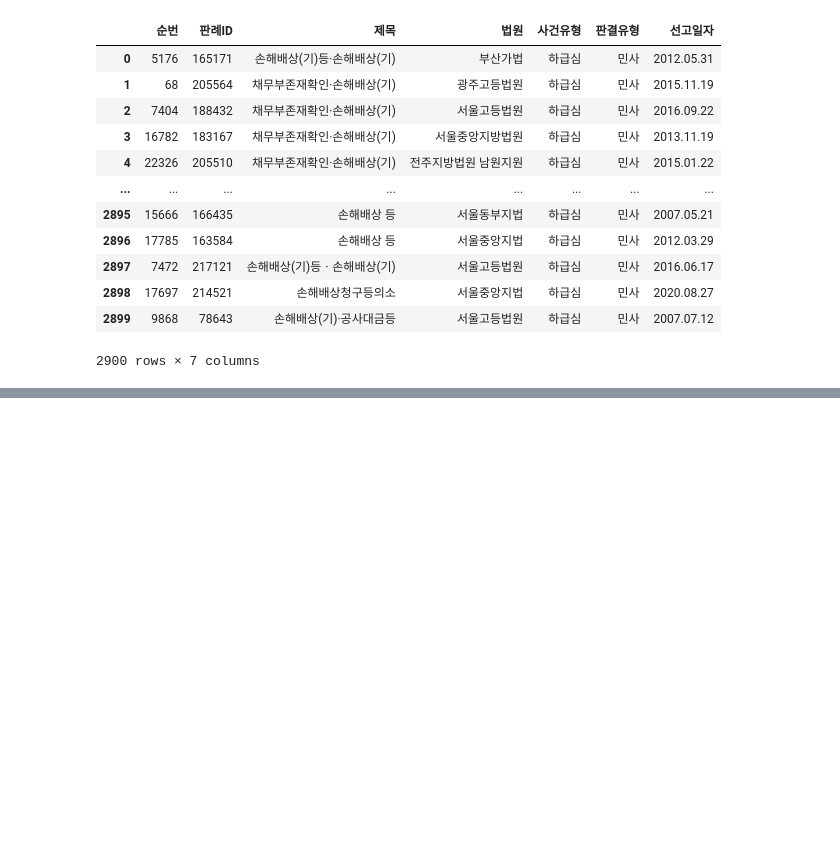
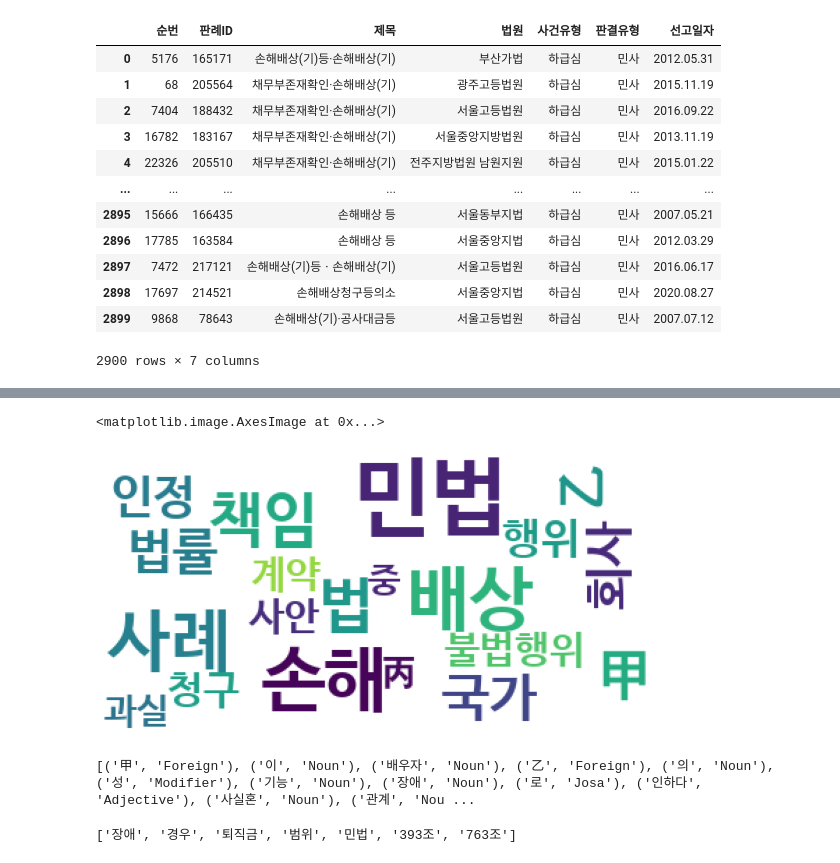
Before and after one commit to park1997/IndustrialSystemsEngineering_Project, a Jupyter notebook: 손해배상.ipynb, the cells around one changed output, grey strips where cells are left out. Cells and saved outputs as stored; diff of their text form; code cells hidden in the pictures; blank space fills up the shorter version.

```diff
--- a/손해배상.ipynb
+++ b/손해배상.ipynb
@@ -162,0 +194,3 @@ info_하등법령_df
+# %%
+posts = info_df.get("판시+주문")
+posts
@@ -162,0 +210,7 @@ info_하등법령_df
+# %%
+from konlpy.tag import Mecab
+tagger = Mecab()
+# 불용어 리스트
+# 불용어, 불필요 단어 제거
+stop_words_df = pd.read_excel("stopwords.xlsx")
+stop_words_df
@@ -162,0 +231,8 @@ info_하등법령_df
+# %%
+# 명사부분 추출
+nouns = []
+for post in posts:
+    for noun in tagger.nouns(post):
+        if noun not in list(stop_words_df.get("불용어")):
+            nouns.append(noun)
+nouns[0:10]
@@ -162,0 +245,8 @@ info_하등법령_df
+# %%
+# 가장많이 나오는 명사 상위 20개
+from collections import Counter
+num_top_nouns = 20
+nouns_counter = Counter(nouns)
+top_nouns = dict(nouns_counter.most_common(num_top_nouns))
+top_nouns
+# print(len(counted_nouns))
@@ -162,0 +274,15 @@ info_하등법령_df
+# %%
+# wordcloud 패키지 다운로드
+!pip install wordcloud
+from wordcloud import WordCloud
+wc = WordCloud(background_color="white", font_path='/Users/byeonghyeon/Documents/GitHub/IndustrialSystemsEngineering_Project/font/NanumBarunGothicBold.ttf')
+wc.generate_from_frequencies(top_nouns)
+# World
+# 많이 나타나는 단어일수록 크게 나타남
+import matplotlib.pyplot as plt
+figure = plt.figure()
+figure.set_size_inches(10, 10)
+ax = figure.add_subplot(1, 1, 1)
+ax.axis("off")
+ax.imshow(wc)
+# %% [output]
@@ -162,0 +299,27 @@ info_하등법령_df
+<matplotlib.image.AxesImage at 0x...>
+[figure, added]
+# %%
+from konlpy.tag import Okt
+okt = Okt()
+
+oo = okt.pos(posts[0],
+        norm=True,   # 정규화(normalization)
+        stem=True    # 어간추출(stemming)
+        )
+
+print(oo)
+# %% [output]
+[('甲', 'Foreign'), ('이', 'Noun'), ('배우자', 'Noun'), ('乙', 'Foreign'), ('의', 'Noun'), ('성', 'Modifier'), ('기능', 'Noun'), ('장애', 'Noun'), ('로', 'Josa'), ('인하다', 'Adjective'), ('사실혼', 'Noun'), ('관계', 'Nou ...
+# %%
+# 첫번째 tokenizer(Okt)
+def tokenizer_1(raw_texts, pos=["Noun","Alpha","Verb","Number"], stop_words=list(stop_words_df.get("불용어"))):
+    p = okt.pos(raw_texts,
+            norm=True,   # 정규화(normalization)
+            stem=True    # 어간추출(stemming)
+            )
+    o = [word for word, tag in p if len(word) > 1 and tag in pos and word[0] not in stop_words]
+    return(o)
+
+tokenizer_1(posts[80])
+# %% [output]
+['장애', '경우', '퇴직금', '범위', '민법', '393조', '763조']
```
Also changed, not shown: parts of 35 cells of this notebook, 1 other file.
